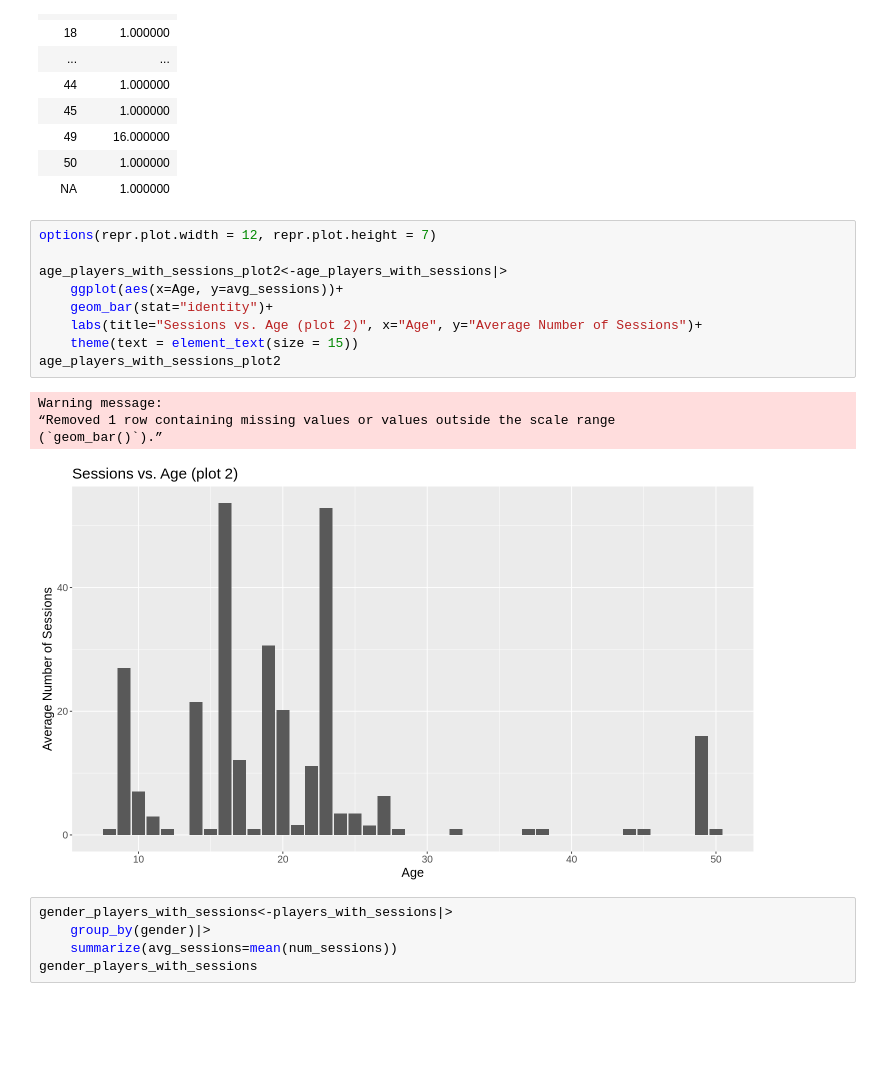
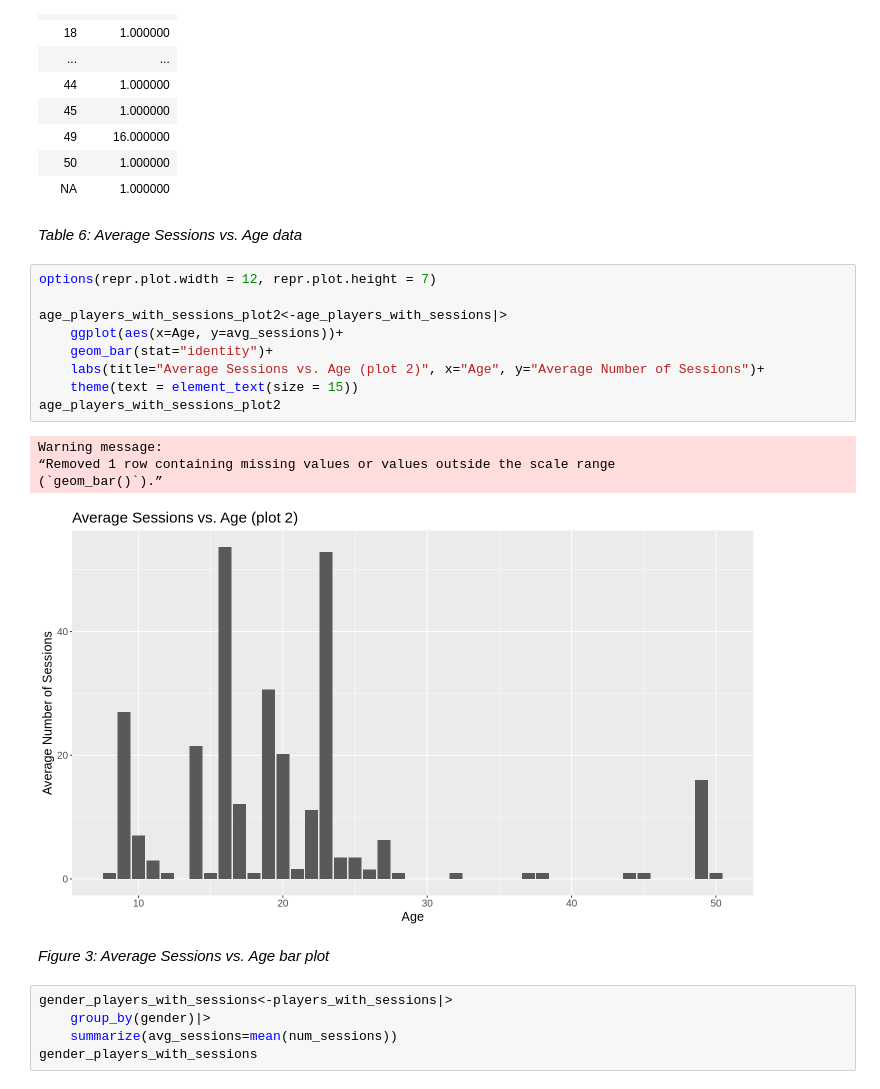
Before and after one commit to evangelinec/DSCI_final_project, a Jupyter notebook: final_project_work.ipynb, the cells around one changed output. Drawn from its saved outputs; the diff is of its cells as text; blank space fills up the shorter version.

Commit message:
methods and result, discussion, labelling figures and tables

```diff
--- a/final_project_work.ipynb
+++ b/final_project_work.ipynb
@@ -224,20 +258,24 @@ A tibble: 28 × 2
 | 49 | 16.000000 |
 | 50 | 1.000000 |
 | NA | 1.000000 |
+# %% [markdown]
+*Table 6: Average Sessions vs. Age data*
 # %%
 options(repr.plot.width = 12, repr.plot.height = 7)
 
 age_players_with_sessions_plot2<-age_players_with_sessions|>
     ggplot(aes(x=Age, y=avg_sessions))+
     geom_bar(stat="identity")+
-    labs(title="Sessions vs. Age (plot 2)", x="Age", y="Average Number of Sessions")+
+    labs(title="Average Sessions vs. Age (plot 2)", x="Age", y="Average Number of Sessions")+
     theme(text = element_text(size = 15))
 age_players_with_sessions_plot2
 # %% [output]
 Warning message:
 “Removed 1 row containing missing values or values outside the scale range
 (`geom_bar()`).”
-[figure, old version]
+[figure, new version]
+# %% [markdown]
+*Figure 3: Average Sessions vs. Age bar plot*
 # %%
 gender_players_with_sessions<-players_with_sessions|>
     group_by(gender)|>
```
Also changed, not shown: parts of 23 cells of this notebook.
